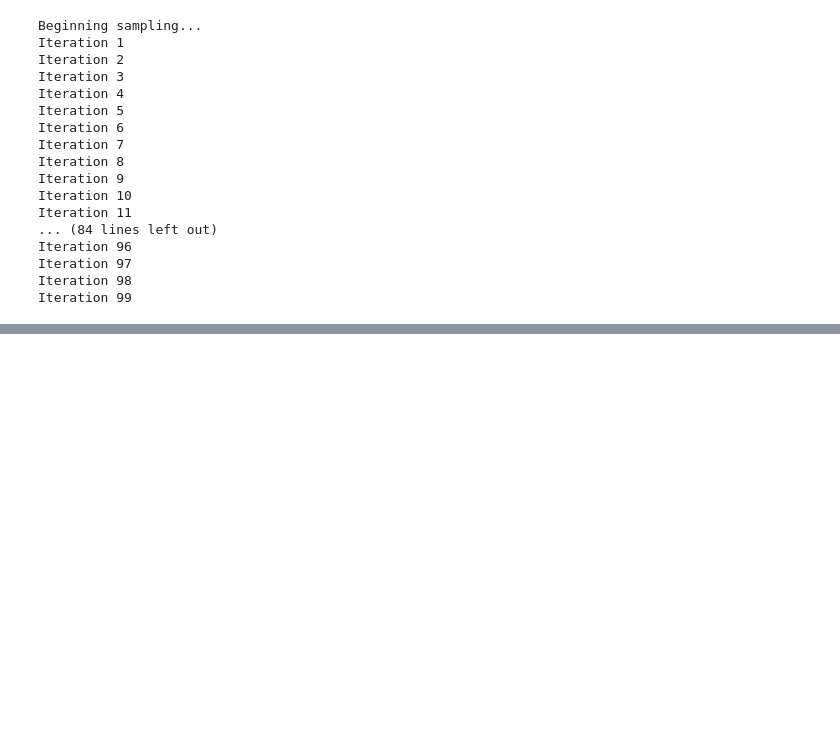
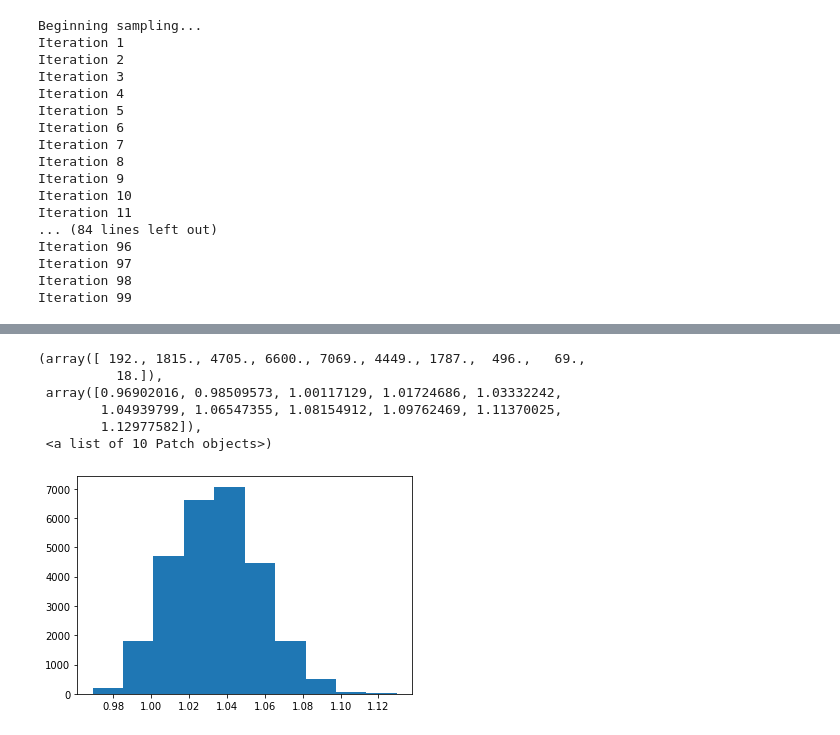
Before and after one commit to AlexanderFengler/nn_likelihoods, a Jupyter notebook: tests_samplers.ipynb, the cells around one changed output, grey strips where cells are left out. Cells and saved outputs as stored; diff of their text form; code cells hidden in the pictures; blank space fills up the shorter version.

```diff
--- a/tests_samplers.ipynb
+++ b/tests_samplers.ipynb
@@ -109,0 +141,10 @@ h == 'hello'
+# %%
+plt.hist(samples_new[0, :, 1])
+# %% [output]
+(array([ 192., 1815., 4705., 6600., 7069., 4449., 1787.,  496.,   69.,
+          18.]),
+ array([0.96902016, 0.98509573, 1.00117129, 1.01724686, 1.03332242,
+        1.04939799, 1.06547355, 1.08154912, 1.09762469, 1.11370025,
+        1.12977582]),
+ <a list of 10 Patch objects>)
+[figure, added]
```
Also changed, not shown: parts of 11 cells of this notebook, 43 other files.
